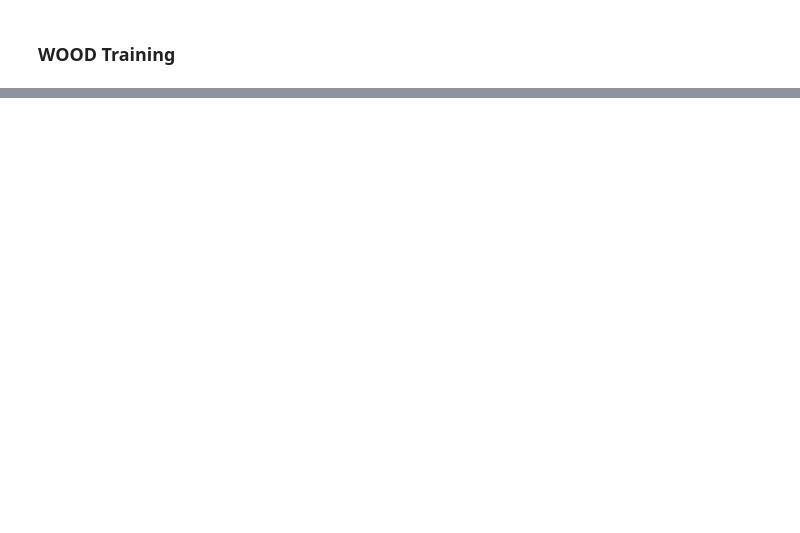
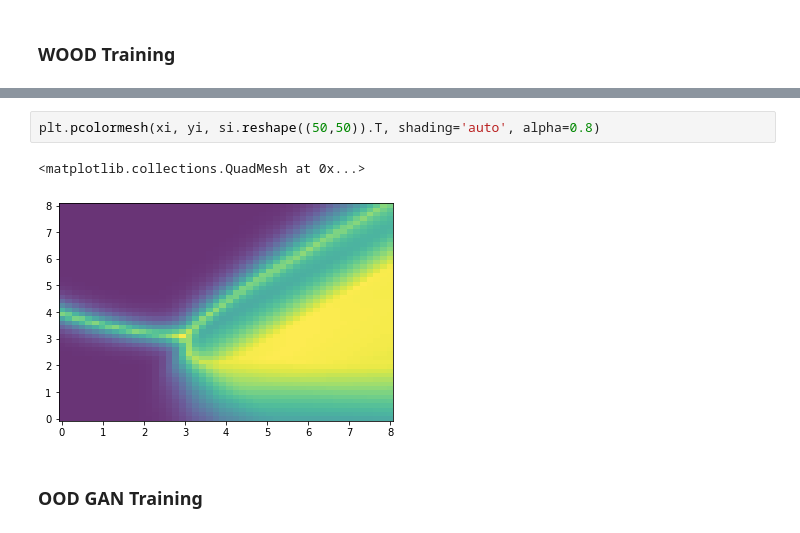
Before and after one commit to Xiaoyang-Song/Out-of-Distribution-GANs, a Jupyter notebook: Notebooks/simulation.ipynb, the cells around one changed output, grey strips where cells are left out. Cells and saved outputs as stored; diff of their text form; blank space fills up the shorter version.

```diff
--- a/Notebooks/simulation.ipynb
+++ b/Notebooks/simulation.ipynb
@@ -132,0 +225,7 @@ torch.Size([2500, 3])
+# %%
+plt.pcolormesh(xi, yi, si.reshape((50,50)).T, shading='auto', alpha=0.8)
+# %% [output]
+<matplotlib.collections.QuadMesh at 0x...>
+[figure, added]
+# %% [markdown]
+### OOD GAN Training
```
Also changed, not shown: parts of 12 cells of this notebook, 1 other file.
